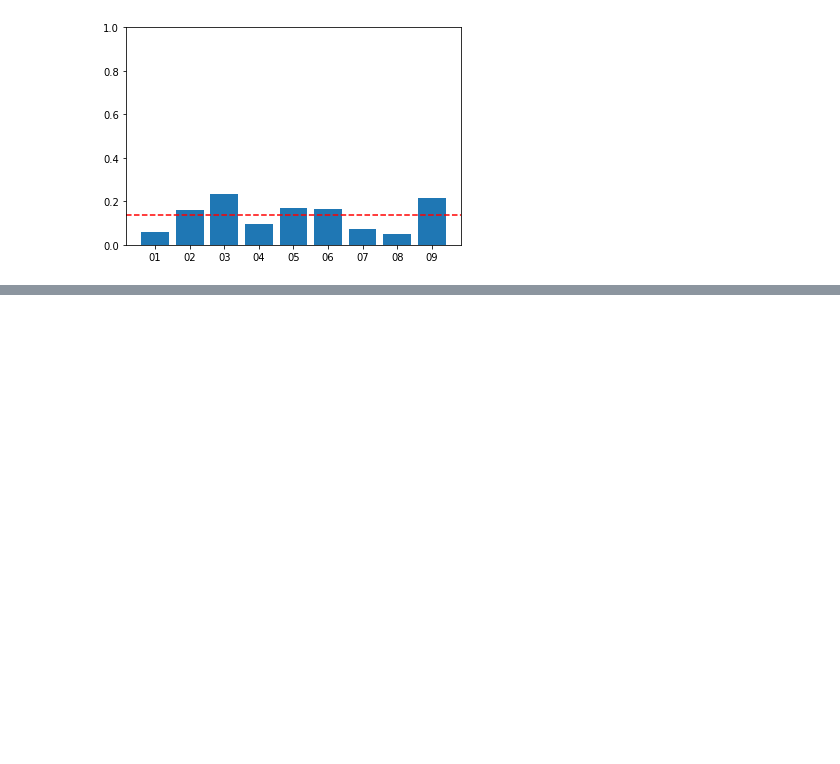
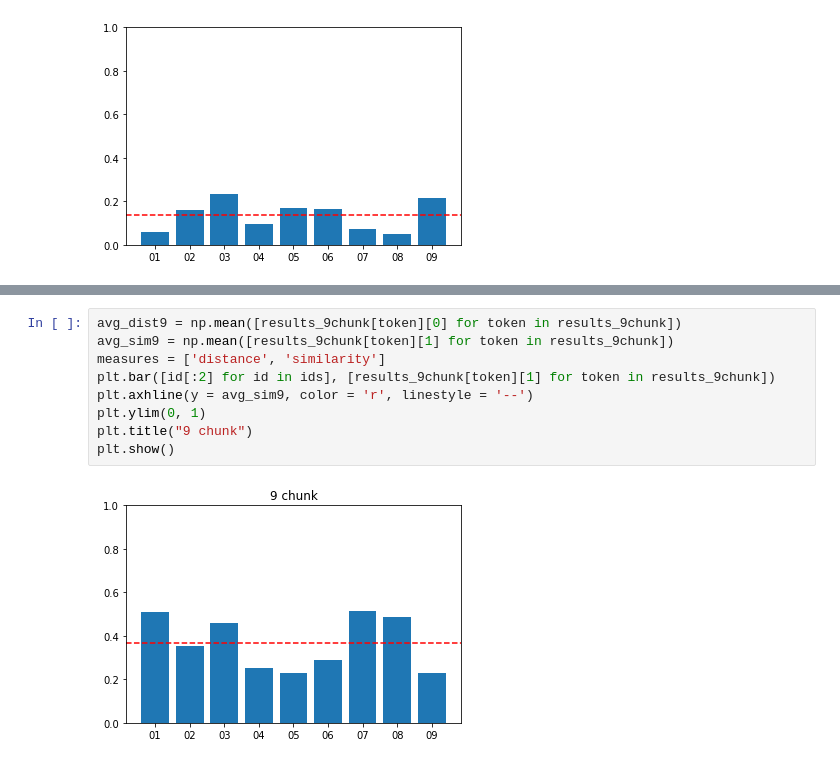
Before and after one commit to anniejain24/Diarization, a Jupyter notebook: diarized-labels-evaluation/levenshtein_diar_eval.ipynb, the cells around one changed output, grey strips where cells are left out. Drawn from its saved outputs; the diff is of its cells as text; blank space fills up the shorter version.

```diff
--- a/diarized-labels-evaluation/levenshtein_diar_eval.ipynb
+++ b/diarized-labels-evaluation/levenshtein_diar_eval.ipynb
@@ -319,0 +379,11 @@ ValueError: shape mismatch: objects cannot be broadcast to a single shape.  Mism
+# %%
+avg_dist9 = np.mean([results_9chunk[token][0] for token in results_9chunk])
+avg_sim9 = np.mean([results_9chunk[token][1] for token in results_9chunk])
+measures = ['distance', 'similarity']
+plt.bar([id[:2] for id in ids], [results_9chunk[token][1] for token in results_9chunk])
+plt.axhline(y = avg_sim9, color = 'r', linestyle = '--')
+plt.ylim(0, 1)
+plt.title("9 chunk")
+plt.show()
+# %% [output]
+[figure, added]
```
Also changed, not shown: parts of 14 cells of this notebook, 2 other files.
